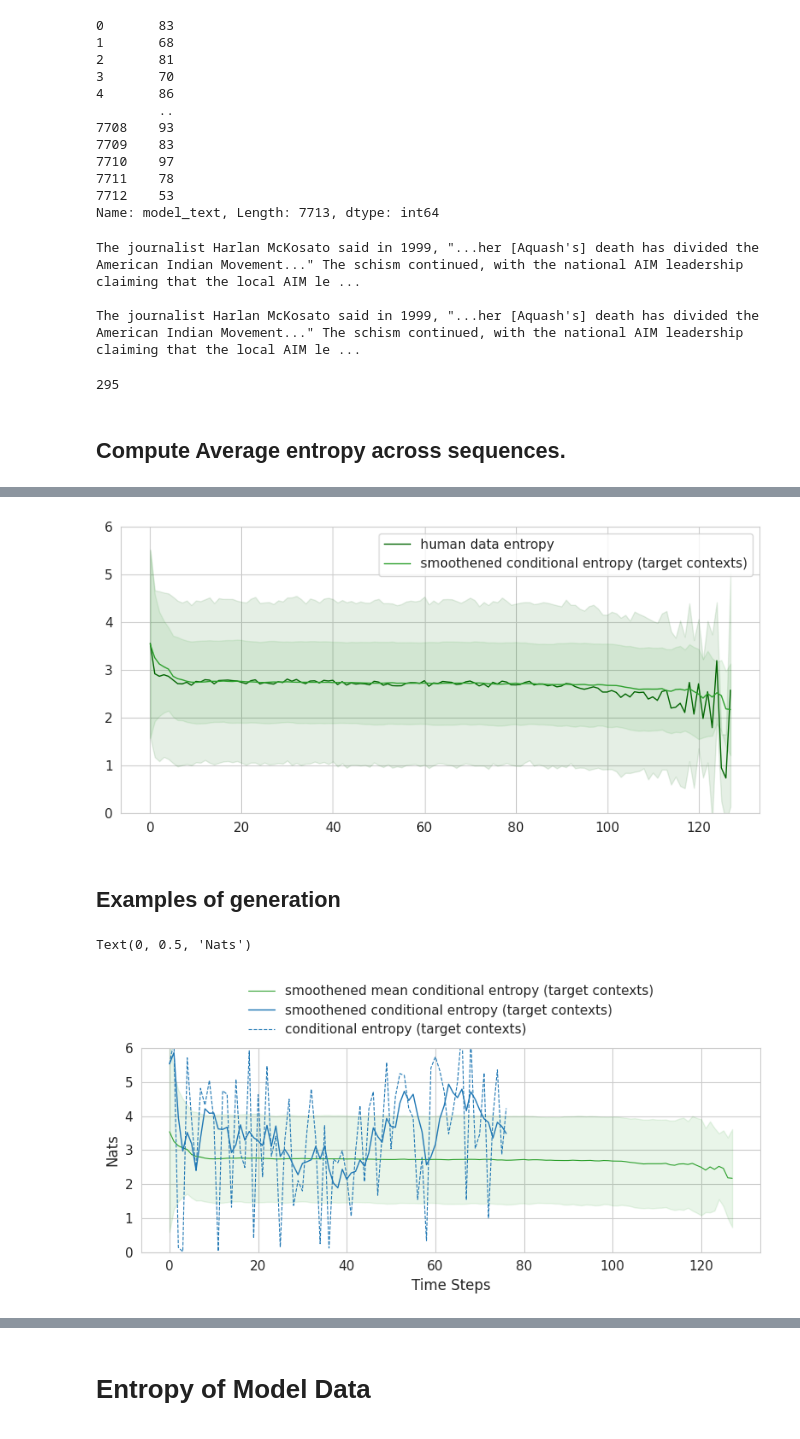
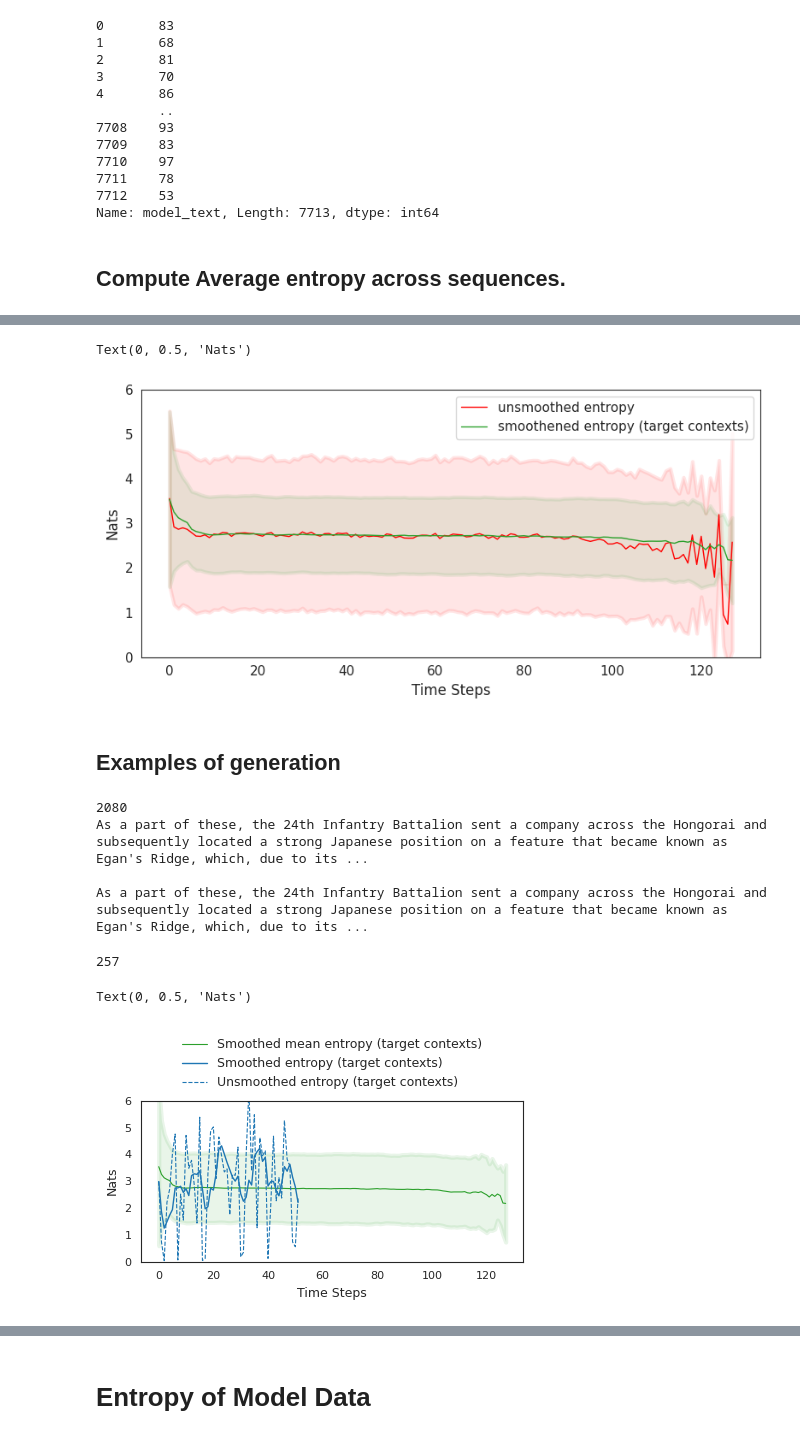
Before and after one commit to kushalarora/stable_entropy_hypothesis, a Jupyter notebook: text_completion/wiki/gpt2_wiki_prompt.ipynb, the cells around one changed output, grey strips where cells are left out. Cells and saved outputs as stored; diff of their text form; code cells hidden in the pictures.

```diff
--- a/text_completion/wiki/gpt2_wiki_prompt.ipynb
+++ b/text_completion/wiki/gpt2_wiki_prompt.ipynb
@@ -40,7 +32,7 @@ To enable them in other operations, rebuild TensorFlow with the appropriate comp
 # %%
 # beautify graphs.
 
-sns.set_style('whitegrid') # darkgrid, white grid, dark, white and ticks
+sns.set_style('white') # darkgrid, white grid, dark, white and ticks
 plt.rc('axes', titlesize=14)     # fontsize of the axes title
 plt.rc('axes', labelsize=12)    # fontsize of the x and y labels
 plt.rc('xtick', labelsize=11)    # fontsize of the tick labels
@@ -169,8 +161,9 @@ def plot_avg_entropies_mean_std(entropies, label=None, ax=None,  color='red', li
 
     ax.set_ylim(0,6)
     ax.fill_between(range(len(entropy_mean)), entropy_mean -  std_dev * entropy_std,
-                                                entropy_mean +  std_dev * entropy_std, alpha=0.1, color=color)
+                                                entropy_mean +  std_dev * entropy_std, alpha=0.1, color=color, linewidth=3)
     # ax=ax.set_xticks(np.arange(len(entropy_mean)), step=100)
+    return ax
 # %% [markdown]
 # Constants
 # %%
@@ -192,6 +187,7 @@ gpt2_ead_v4_generation = "/home/mila/a/arorakus/wdir/entropy_aware_search/data/w
 NUM_SEQ=2000
 MAX_LEN = 128
 WIDTH = 5
+STD_DEV=1.5
 # %% [markdown]
 # Entropy of Human Data
 # %%
@@ -213,18 +209,6 @@ human_dataframe['model_text'].str.split().apply(len)
 7711    78
 7712    53
 Name: model_text, Length: 7713, dtype: int64
-# %%
-human_datapoint = human_dataframe[human_dataframe['model_text'].str.split().apply(len) > 40][human_dataframe['model_text'].str.split().apply(len) < 50].sample().iloc[0]
-print(human_datapoint.model_text)
-print()
-print_sample(human_datapoint.context, human_datapoint.model_text)
-
-len(human_datapoint['model_text'])
-# %% [output]
-The journalist Harlan McKosato said in 1999, "...her [Aquash's] death has divided the American Indian Movement..." The schism continued, with the national AIM leadership claiming that the local AIM le ...
-
-The journalist Harlan McKosato said in 1999, "...her [Aquash's] death has divided the American Indian Movement..." The schism continued, with the national AIM leadership claiming that the local AIM le ...
-295
 # %% [markdown]
 ## Compute Average entropy across sequences.
 # %%
@@ -239,26 +223,51 @@ Loading from:
         /home/mila/a/arorakus/wdir/entropy_aware_search/data/cahced/15225bf23edd251597a8e6875a351601-dac29fcb1d58e463f4e58bb261c1f9a2-human_generated-128-7713-entropy_ma-5-avgs.csv
 # %%
 fig, ax = plt.subplots(figsize=(8,4), tight_layout=True)
-plot_avg_entropies_mean_std(human_entropies, 'human data entropy', color='darkgreen')
-plot_avg_entropies_mean_std(human_ma_entropies, 'smoothened conditional entropy (target contexts)', ax=ax, color='tab:green', linewidth=1.0)
+plot_avg_entropies_mean_std(human_entropies, 'unsmoothed entropy', color='red', std_dev=1.0)
+plot_avg_entropies_mean_std(human_ma_entropies, 'smoothened entropy (target contexts)', std_dev=1.0, ax=ax, color='tab:green', linewidth=1.0)
+ax.set_xlabel("Time Steps", fontsize=12)
+ax.set_ylabel("Nats", fontsize=12)
 # %% [output]
+Text(0, 0.5, 'Nats')
-[figure, old version]
+[figure, new version]
 # %% [markdown]
 ## Examples of generation
+# %%
+human_datapoint_idx=2080
+human_datapoint = human_dataframe.iloc[human_datapoint_idx]
+
+# human_datapoint = human_dataframe[human_dataframe['model_text'].str.split().apply(len) > 40][human_dataframe['model_text'].str.split().apply(len) < 60].sample().iloc[0]
+# human_datapoint_idx = human_dataframe[(human_dataframe.model_text == human_datapoint.model_text)].index.item()
+print(human_datapoint_idx)
+print(human_datapoint.model_text)
+print()
+print_sample(human_datapoint.context, human_datapoint.model_text)
+
+len(human_datapoint['model_text'])
+# %% [output]
+2080
+As a part of these, the 24th Infantry Battalion sent a company across the Hongorai and subsequently located a strong Japanese position on a feature that became known as Egan's Ridge, which, due to its ...
+
+As a part of these, the 24th Infantry Battalion sent a company across the Hongorai and subsequently located a strong Japanese position on a feature that became known as Egan's Ridge, which, due to its ...
+257
 # %%
 lpdh = process_datapoint(
     model=gpt2_model, tokenizer=tokenizer, datapoint=human_datapoint, width=WIDTH, max_len=MAX_LEN,
 )
 # %%
-fig, ax = plt.subplots(figsize=(8,4), tight_layout=True)
+fig, ax = plt.subplots(figsize=(4.5,3), tight_layout=True)
+plt.rc('xtick', labelsize=8)    # fontsize of the tick labels
+plt.rc('ytick', labelsize=8)    # fontsize of the tick labels
+plt.rc('legend', fontsize=9)    # legend fontsize
+plt.rc('axes', labelsize=8)    # fontsize of the x and y labels
 
-plot_avg_entropies_mean_std(human_ma_entropies, 'smoothened mean conditional entropy (target contexts)', ax=ax, color='tab:green', std_dev=1.5, linewidth=0.8)
-lpdh.plot(x="index", y='entropy_ma',  ax=ax, color='tab:blue', linewidth=1.0, label="smoothened conditional entropy (target contexts)")
-lpdh.plot(x="index", y='entropy', ax=ax, color='tab:blue', linewidth=0.8, label="conditional entropy (target contexts)", linestyle='dashed')
+plot_avg_entropies_mean_std(human_ma_entropies, 'Smoothed mean entropy (target contexts)', ax=ax, color='tab:green', std_dev=STD_DEV, linewidth=0.8)
+lpdh.plot(x="index", y='entropy_ma',  ax=ax, color='tab:blue', linewidth=1.0, label="Smoothed entropy (target contexts)")
+lpdh.plot(x="index", y='entropy', ax=ax, color='tab:blue', linewidth=0.8, label="Unsmoothed entropy (target contexts)", linestyle='dashed')
 sns.move_legend(ax, "lower center", bbox_to_anchor=(.5, 1), ncol=1, title=None, frameon=False)
-ax.set_xlabel("Time Steps")
-ax.set_ylabel("Nats")
+ax.set_xlabel("Time Steps", fontsize=9)
+ax.set_ylabel("Nats", fontsize=9)
 # %% [output]
 Text(0, 0.5, 'Nats')
-[figure, old version]
+[figure, new version]
 # %%
```
Also changed, not shown: parts of 29 cells of this notebook, 26 other files.
